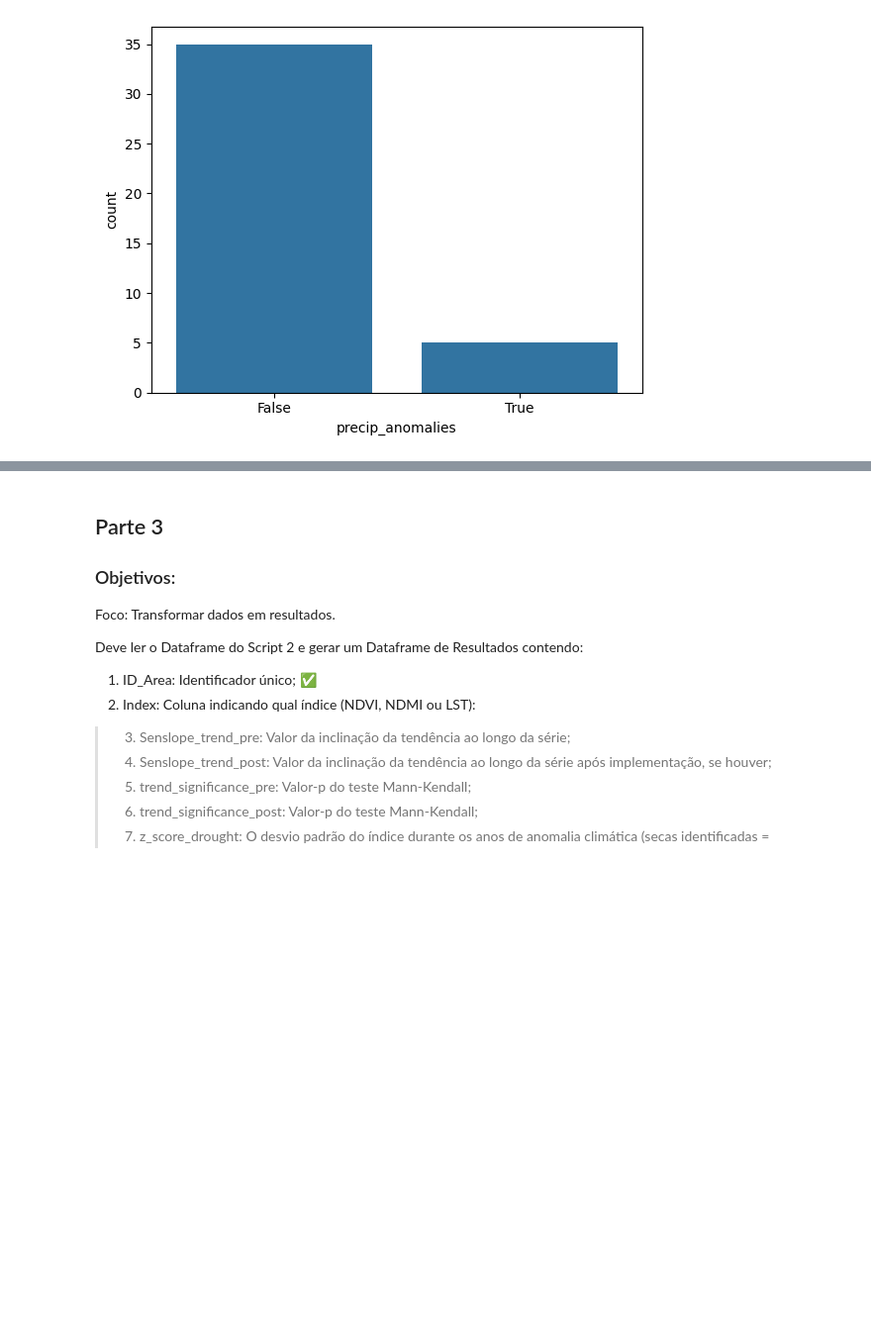
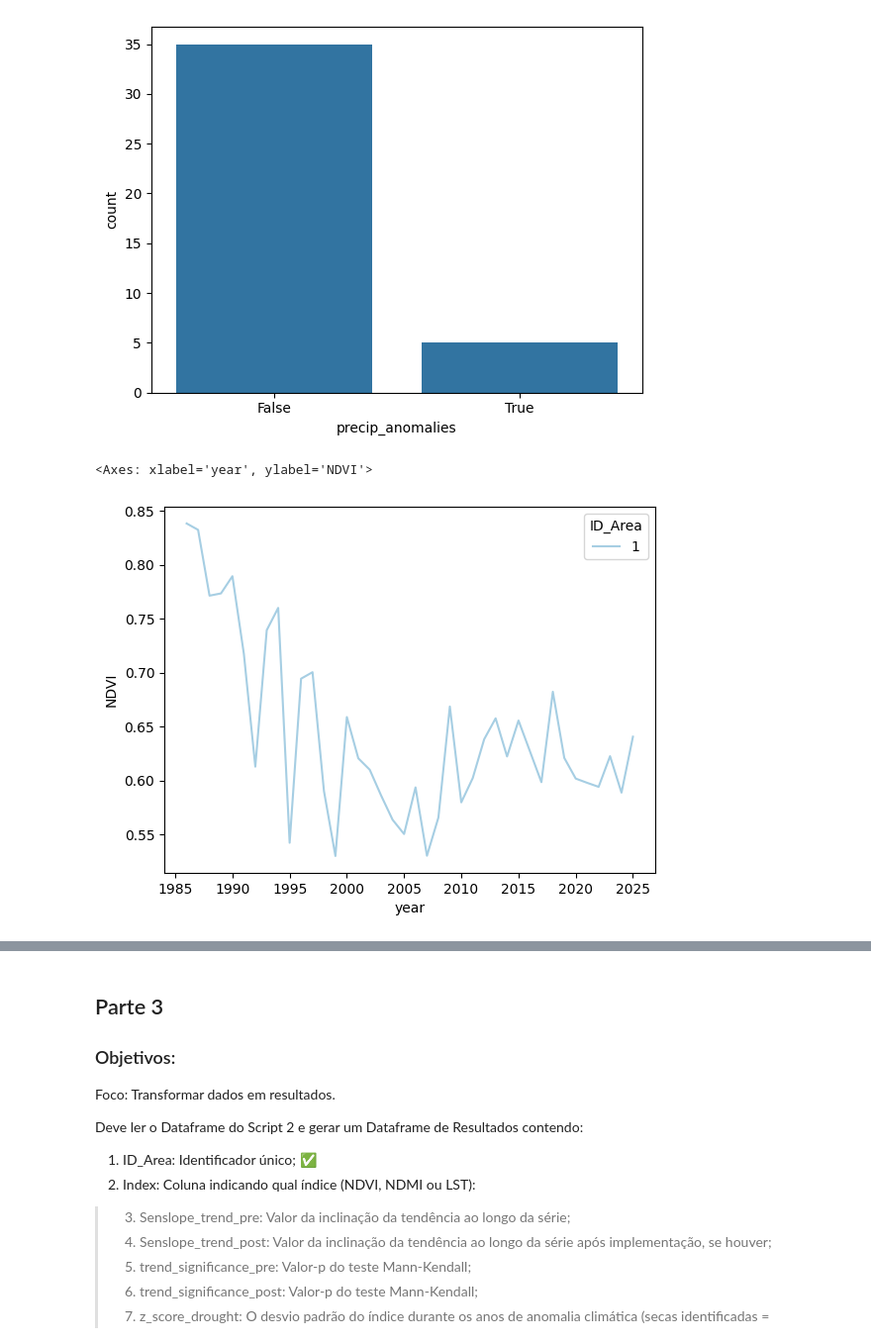
Before and after one commit to GuilhermeFernandez/climate_resilient_pastures, a Jupyter notebook: Esboco_Projeto.ipynb, the cells around one changed output, grey strips where cells are left out. Shown at 99% size. Drawn from its saved outputs; the diff is of its cells as text; code cells hidden in the pictures; blank space fills up the shorter version.

```diff
--- a/Esboco_Projeto.ipynb
+++ b/Esboco_Projeto.ipynb
@@ -134,3 +138,20 @@ def calculateAnnualPrecipitation(year):
         'year': year,
         'precipitation': rainfallMean.get('precipitation')
     })
+# %%
+#Transformando os dados brutos do LANDSAT
+def apply_scale_factors(image):
+    optical_bands = image.select('SR_B.').multiply(0.0000275).add(-0.2)
+    return image.addBands(optical_bands, None, True)
+
+#Criando máscara de nuvens e sombra:
+def mask_clouds(image):
+    qa = image.select('QA_PIXEL')
+    # Bits 3 (nuvem) e 4 (sombra de nuvem)
+    cloud_shadow_bit_mask = 1 << 4
+    clouds_bit_mask = 1 << 3
+
+    mask = qa.bitwiseAnd(cloud_shadow_bit_mask).eq(0) \
+        .And(qa.bitwiseAnd(clouds_bit_mask).eq(0))
+
+    return ee.Image(image.updateMask(mask).copyProperties(image, ["system:time_start"]))
@@ -154,15 +258,18 @@ for index, row in gdf.iterrows():
             })
 # %%
-df_metricas = pd.DataFrame(precipitationData)
+#Passando para um dataframe:
+
+df_metricas = pd.DataFrame(dados_finais)
 df_metricas = df_metricas.sort_values(by=['ID_Area', 'year']).reset_index(drop=True)
-
-df_metricas.to_csv('metricas.csv', index=False)
-# %%
-for r in range(1,81):
-  mean_precipitation = df_metricas[df_metricas['ID_Area'] == r]['precipitation'].mean()
-  print(mean_precipitation)
-  std_precipitation = df_metricas[df_metricas['ID_Area'] == r]['precipitation'].std()
-  df_metricas[df_metricas['ID_Area'] == r]['precip_anomalies'] = df_metricas[df_metricas['ID_Area'] == r]['precipitation'] < mean_precipitation - std_precipitation
+# %%
+#Calcula a média e std de precipitação para cada ID_Area, categoriza anos anômalos:
+
+mean_precip = df_metricas.groupby('ID_Area')['precipitation'].transform('mean')
+std_precip = df_metricas.groupby('ID_Area')['precipitation'].transform('std')
+
+df_metricas['precip_anomalies'] = df_metricas['precipitation'] < (mean_precip - std_precip)
+
+df_metricas.to_csv('metricas.csv', index=False)
 # %%
 import seaborn as sns
 import matplotlib.pyplot as plt
@@ -191,3 +302,10 @@ sns.countplot(data=df_metricas[df_metricas['ID_Area'] == N_AREA], x='precip_anom
 # %% [output]
 <Axes: xlabel='precip_anomalies', ylabel='count'>
 [figure]
+# %%
+#Série história NDVI:
+
+sns.lineplot(x='year', y='NDVI', data=df_metricas[df_metricas['ID_Area'] == N_AREA], palette='Paired', hue='ID_Area')
+# %% [output]
+<Axes: xlabel='year', ylabel='NDVI'>
+[figure, added]
```
Also changed, not shown: parts of 12 cells of this notebook.
